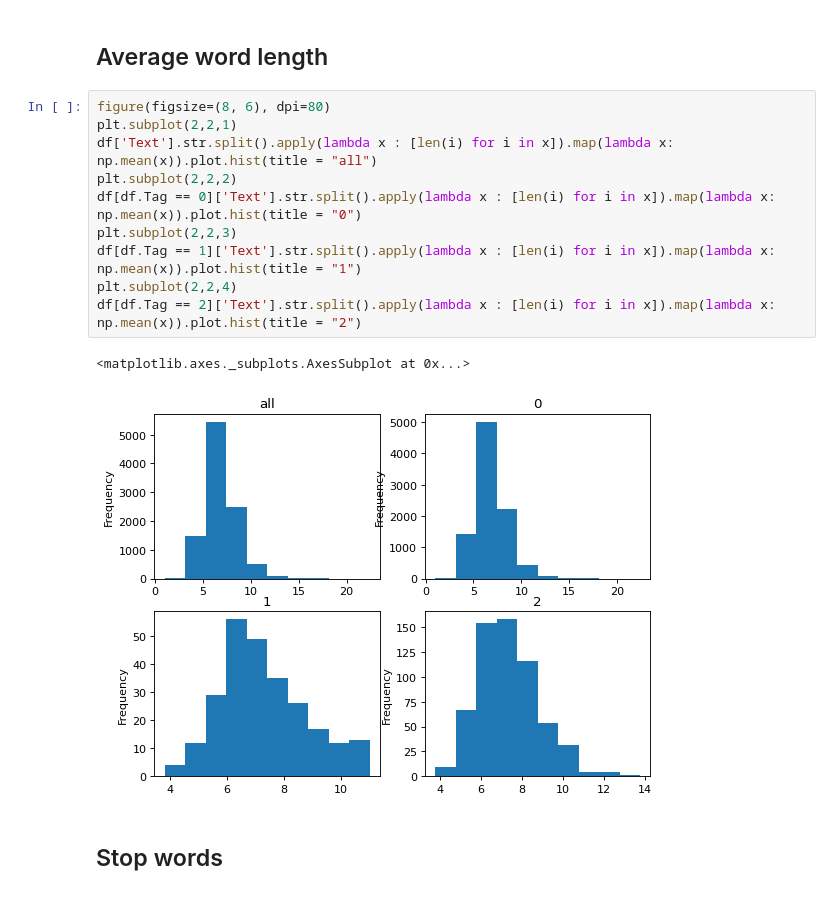
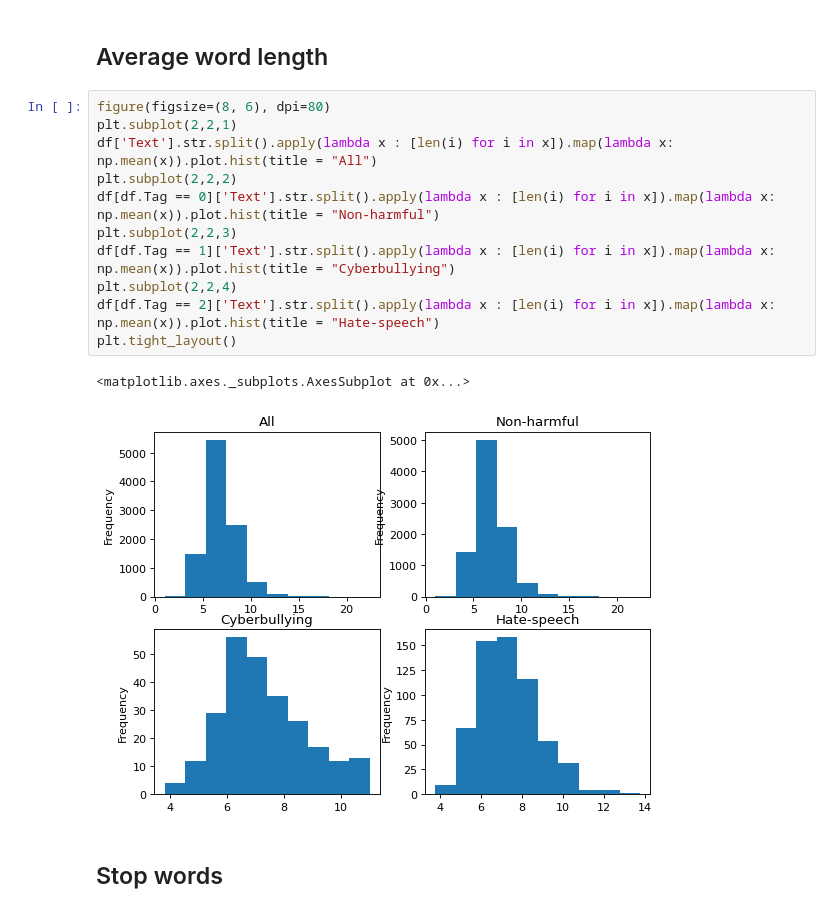
Before and after one commit to grant-TraDA/NLP-2022L, a Jupyter notebook: projects/team_4/NLPHateSpeech.ipynb, the cells around one changed output. Saved outputs shown, nothing was run; the diff lists cells and outputs as text.

```diff
--- a/projects/team_4/NLPHateSpeech.ipynb
+++ b/projects/team_4/NLPHateSpeech.ipynb
@@ -100,16 +87,17 @@ df[df.Tag == 2]['Text'].str.len().plot.hist(title = "2")
 # %%
 figure(figsize=(8, 6), dpi=80)
 plt.subplot(2,2,1)
-df['Text'].str.split().apply(lambda x : [len(i) for i in x]).map(lambda x: np.mean(x)).plot.hist(title = "all")
+df['Text'].str.split().apply(lambda x : [len(i) for i in x]).map(lambda x: np.mean(x)).plot.hist(title = "All")
 plt.subplot(2,2,2)
-df[df.Tag == 0]['Text'].str.split().apply(lambda x : [len(i) for i in x]).map(lambda x: np.mean(x)).plot.hist(title = "0")
+df[df.Tag == 0]['Text'].str.split().apply(lambda x : [len(i) for i in x]).map(lambda x: np.mean(x)).plot.hist(title = "Non-harmful")
 plt.subplot(2,2,3)
-df[df.Tag == 1]['Text'].str.split().apply(lambda x : [len(i) for i in x]).map(lambda x: np.mean(x)).plot.hist(title = "1")
+df[df.Tag == 1]['Text'].str.split().apply(lambda x : [len(i) for i in x]).map(lambda x: np.mean(x)).plot.hist(title = "Cyberbullying")
 plt.subplot(2,2,4)
-df[df.Tag == 2]['Text'].str.split().apply(lambda x : [len(i) for i in x]).map(lambda x: np.mean(x)).plot.hist(title = "2")
+df[df.Tag == 2]['Text'].str.split().apply(lambda x : [len(i) for i in x]).map(lambda x: np.mean(x)).plot.hist(title = "Hate-speech")
+plt.tight_layout()
 # %% [output]
 <matplotlib.axes._subplots.AxesSubplot at 0x...>
-[figure, old version]
+[figure, new version]
 # %% [markdown]
 ## Stop words
 # %%
```
Also changed, not shown: parts of 14 cells of this notebook, 1 other file.
